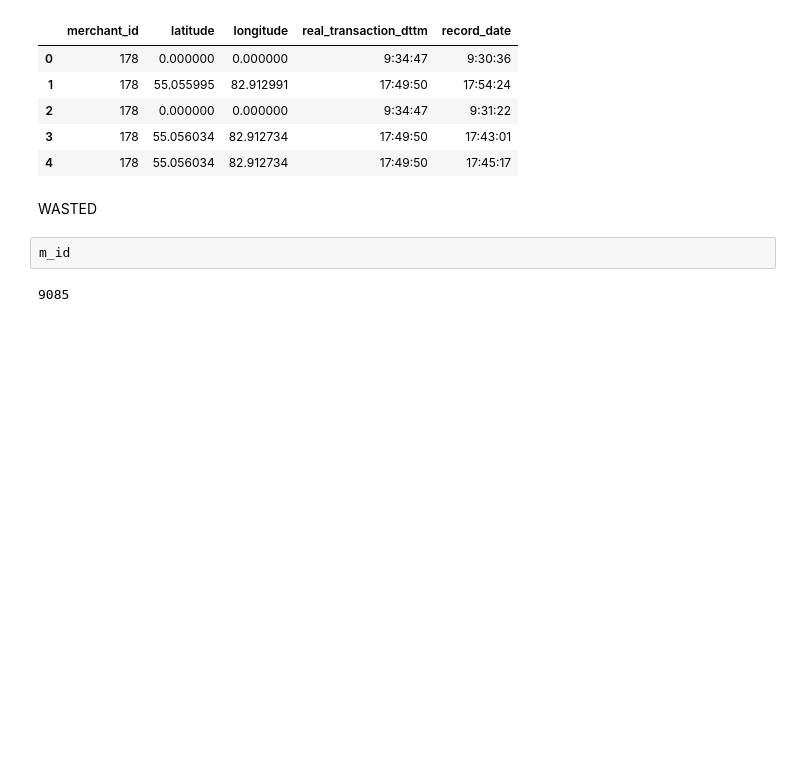
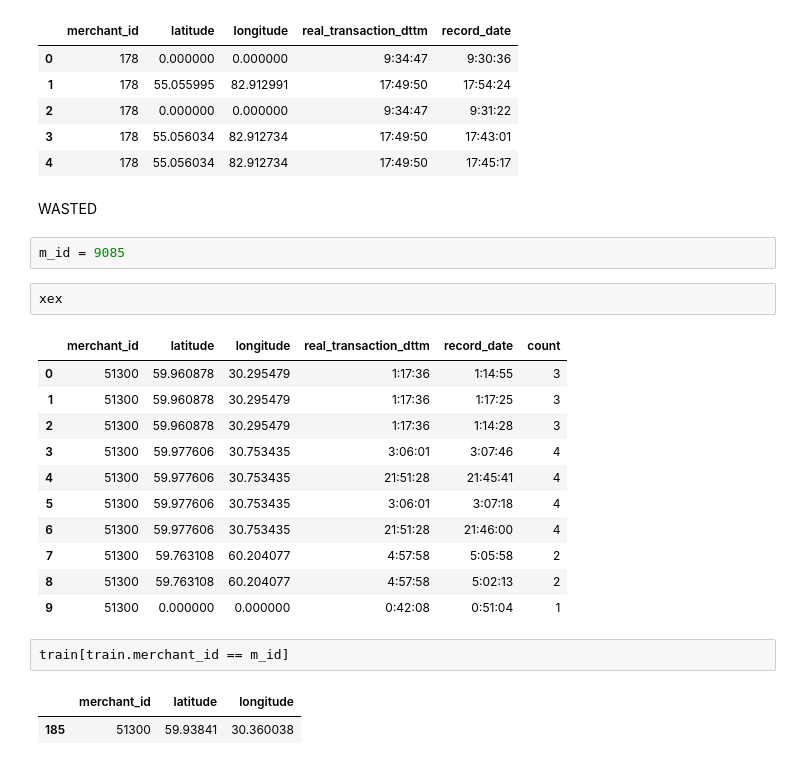
Before and after one commit to alexsyrom/tinkoff, a Jupyter notebook: task2_visualization.ipynb, the cells around one changed output. Cells and saved outputs as stored; diff of their text form; blank space fills up the shorter version.

```diff
--- a/task2_visualization.ipynb
+++ b/task2_visualization.ipynb
@@ -45,7 +45,24 @@ transactions.head()
 # %% [markdown]
 WASTED
 # %%
-m_id
+m_id = 9085
-# %% [output]
-9085
+# %%
+xex
+# %% [output]
+|  | merchant_id | latitude | longitude | real_transaction_dttm | record_date | count |
+| 0 | 51300 | 59.960878 | 30.295479 | 1:17:36 | 1:14:55 | 3 |
+| 1 | 51300 | 59.960878 | 30.295479 | 1:17:36 | 1:17:25 | 3 |
+| 2 | 51300 | 59.960878 | 30.295479 | 1:17:36 | 1:14:28 | 3 |
+| 3 | 51300 | 59.977606 | 30.753435 | 3:06:01 | 3:07:46 | 4 |
+| 4 | 51300 | 59.977606 | 30.753435 | 21:51:28 | 21:45:41 | 4 |
+| 5 | 51300 | 59.977606 | 30.753435 | 3:06:01 | 3:07:18 | 4 |
+| 6 | 51300 | 59.977606 | 30.753435 | 21:51:28 | 21:46:00 | 4 |
+| 7 | 51300 | 59.763108 | 60.204077 | 4:57:58 | 5:05:58 | 2 |
+| 8 | 51300 | 59.763108 | 60.204077 | 4:57:58 | 5:02:13 | 2 |
+| 9 | 51300 | 0.000000 | 0.000000 | 0:42:08 | 0:51:04 | 1 |
+# %%
+train[train.merchant_id == m_id]
+# %% [output]
+|  | merchant_id | latitude | longitude |
+| 185 | 51300 | 59.93841 | 30.360038 |
 # %%
```
Also changed, not shown: parts of 2 cells of this notebook.
